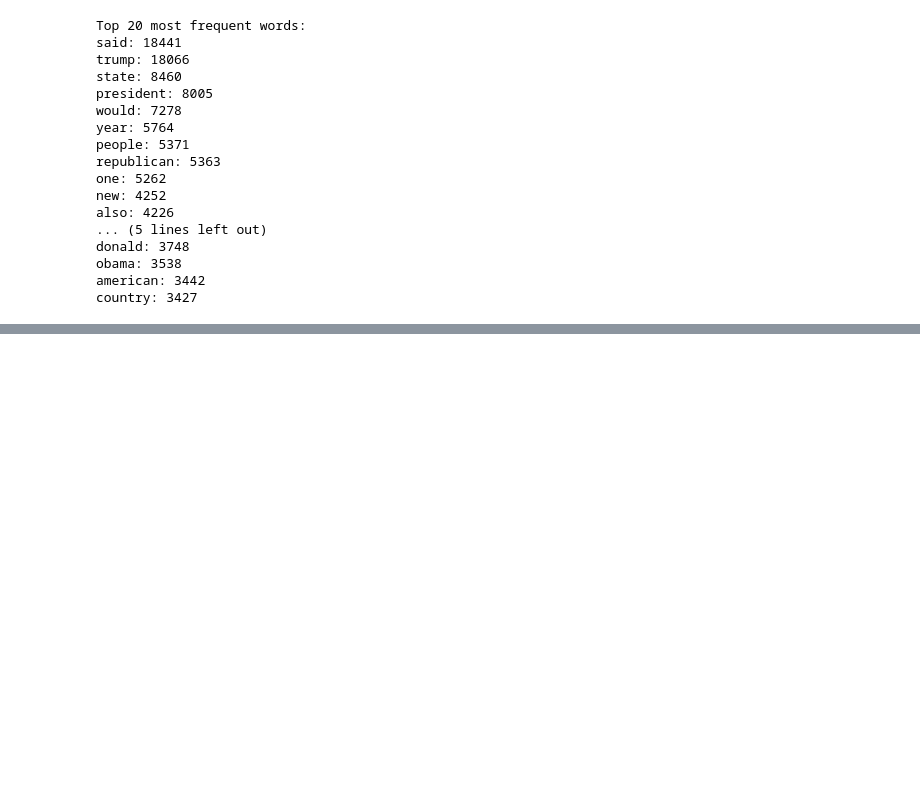
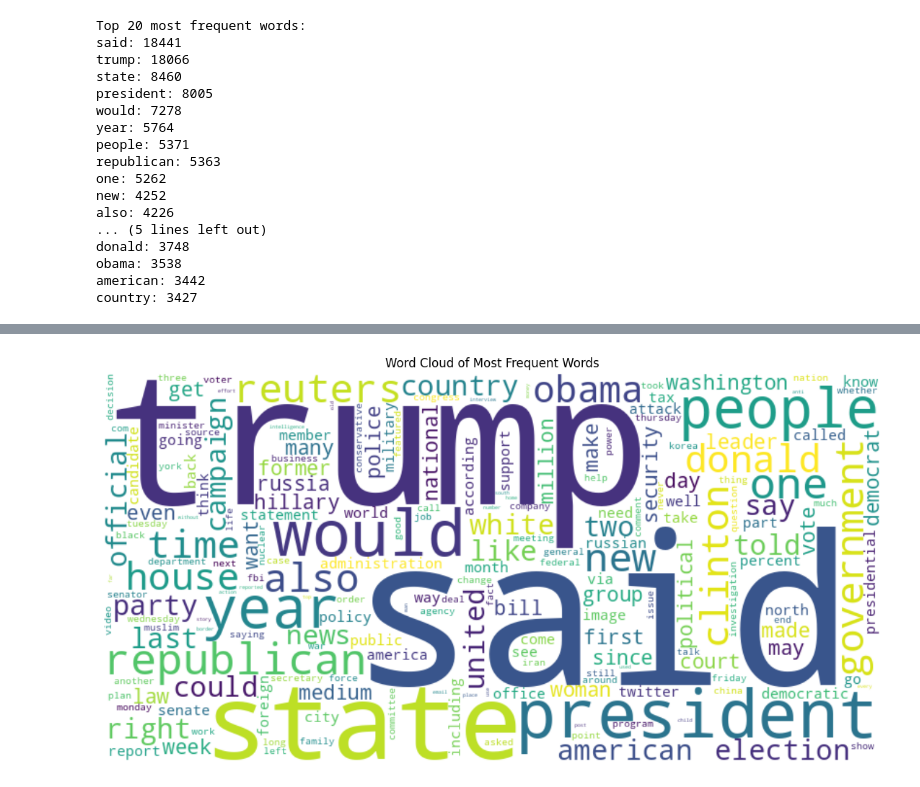
Before and after one commit to kxrrym03/Fake-News-Detection, a Jupyter notebook: Fake_News_Detection.ipynb, the cells around one changed output, grey strips where cells are left out. Drawn from its saved outputs; the diff is of its cells as text; code cells hidden in the pictures; blank space fills up the shorter version.

```diff
--- a/Fake_News_Detection.ipynb
+++ b/Fake_News_Detection.ipynb
@@ -322,0 +360,17 @@ country: 3427
+# %%
+from wordcloud import WordCloud
+
+# Convert the sorted word frequency list to a dictionary for WordCloud
+wordcloud_dict = dict(sorted_word_freq)
+
+# Generate the word cloud
+wordcloud = WordCloud(width=800, height=400, background_color='white').generate_from_frequencies(wordcloud_dict)
+
+# Display the word cloud
+plt.figure(figsize=(15, 7))
+plt.imshow(wordcloud, interpolation='bilinear')
+plt.axis('off')
+plt.title('Word Cloud of Most Frequent Words')
+plt.show()
+# %% [output]
+[figure, added]
```
Also changed, not shown: parts of 5 cells of this notebook.
